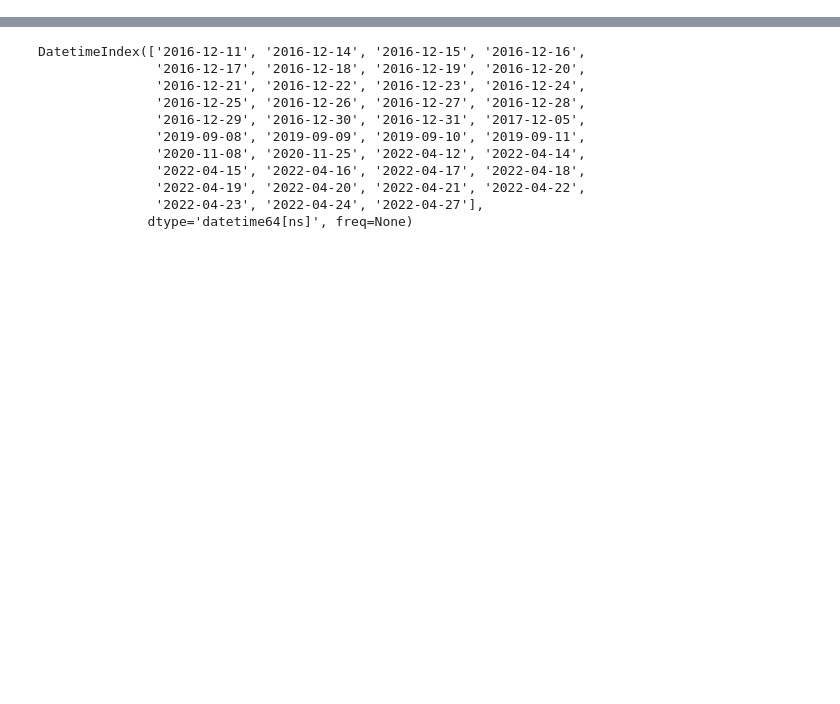
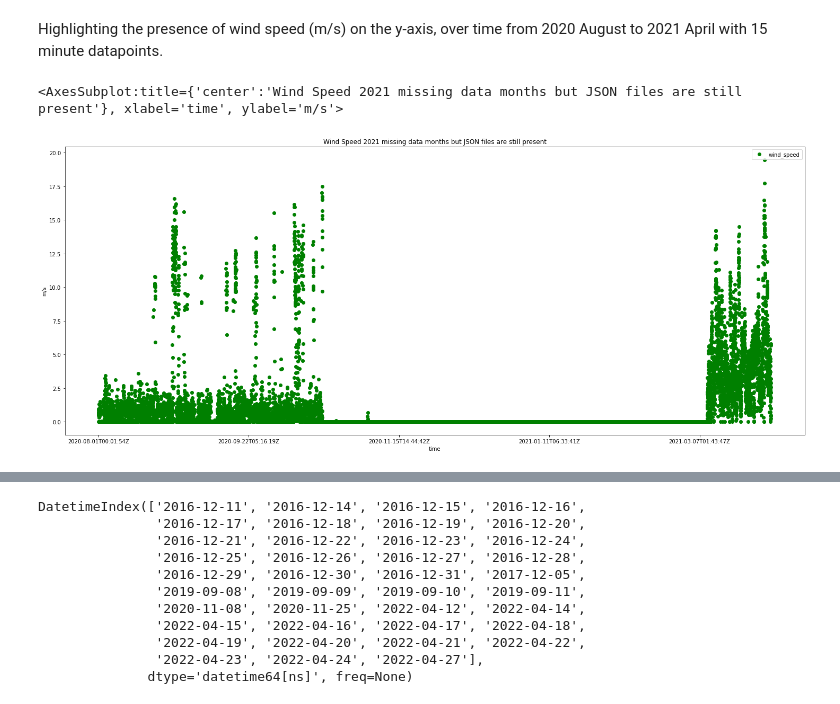
Before and after one commit to cioos-atlantic/quality_reports, a Jupyter notebook: force/force_qualitychecks.ipynb, the cells around one changed output, grey strips where cells are left out. Drawn from its saved outputs; the diff is of its cells as text; code cells hidden in the pictures; blank space fills up the shorter version.

```diff
--- a/force/force_qualitychecks.ipynb
+++ b/force/force_qualitychecks.ipynb
@@ -103,0 +122,7 @@ df_csv.plot(x='time', y='solar_irradiance', linestyle='', color='red', marker='o
+# %% [markdown]
+Highlighting the presence of wind speed (m/s) on the y-axis, over time from 2020 August to 2021 April with 15 minute datapoints.
+# %%
+df_csv[(df_csv['time']>="2020-08") & (df_csv['time']<="2021-04")].plot(x='time', y='wind_speed', ylabel='m/s', title='Wind Speed 2021 missing data months but JSON files are still present', linestyle='', color='green', marker='o', figsize=(25,10))
+# %% [output]
+<AxesSubplot:title={'center':'Wind Speed 2021 missing data months but JSON files are still present'}, xlabel='time', ylabel='m/s'>
+[figure, added]
```
Also changed, not shown: parts of 27 cells of this notebook, 4 other files.
